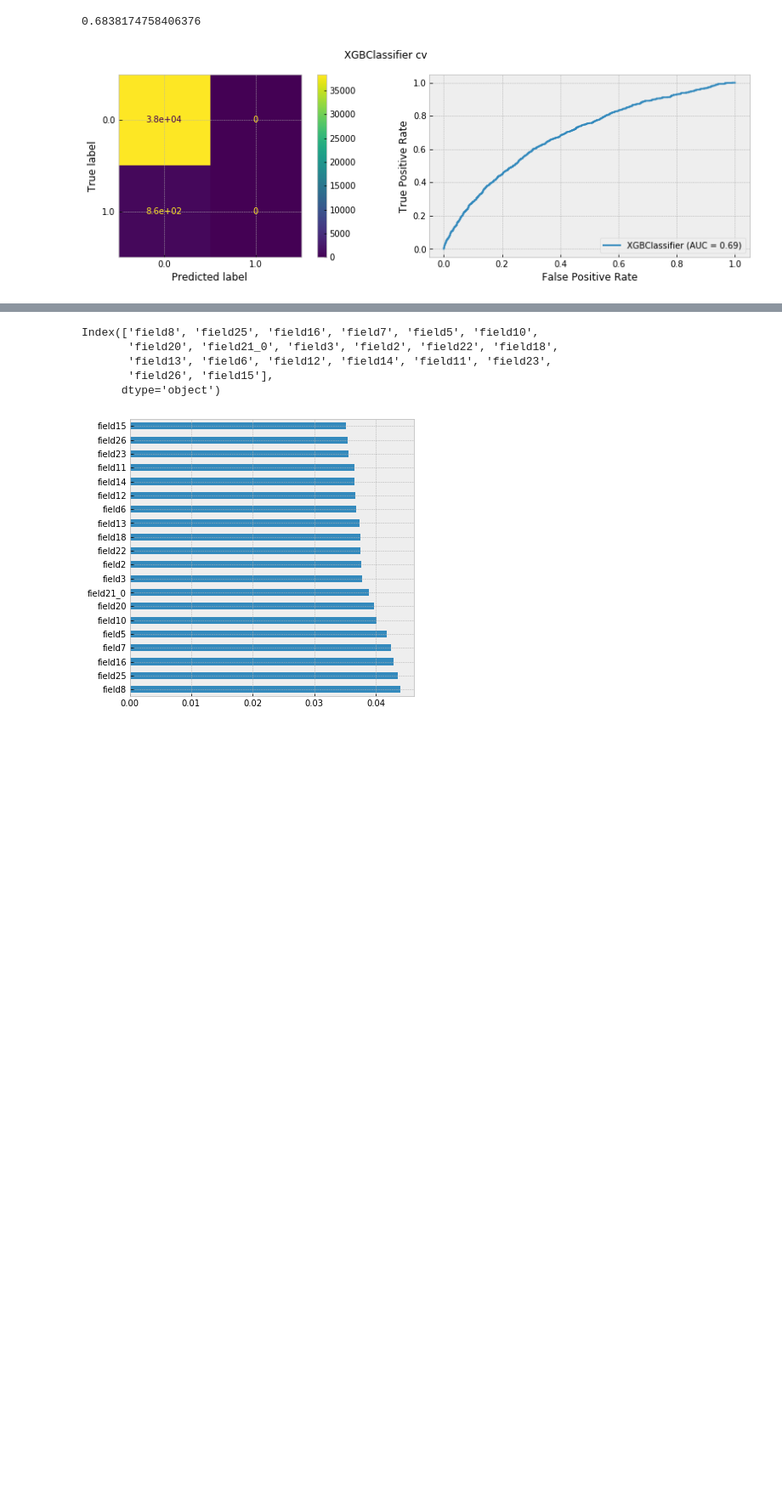
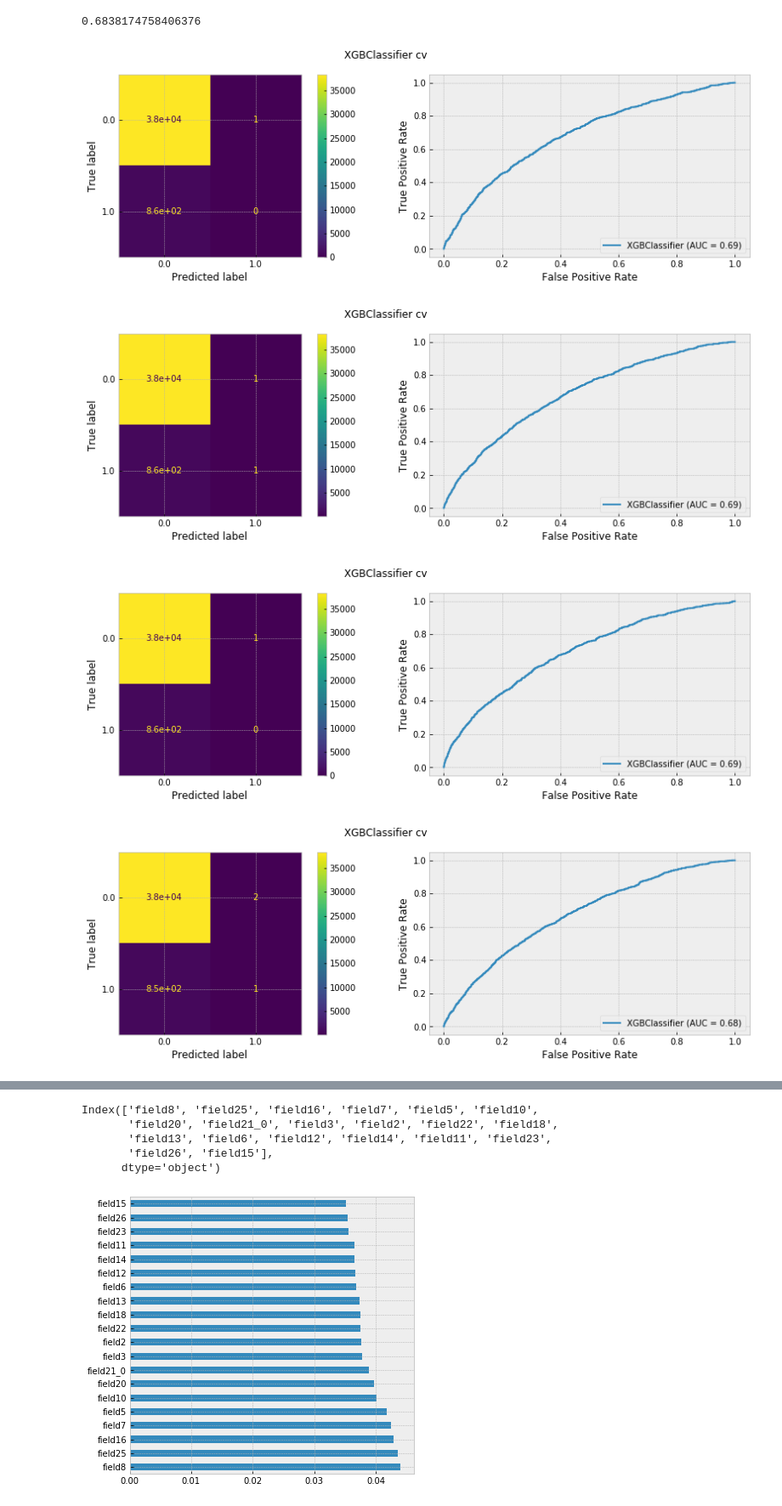
Before and after one commit to andygoosh/OneTwoTrip-Contest, a Jupyter notebook: workinprogress.ipynb, the cells around one changed output, grey strips where cells are left out. Shown at 85% size. Drawn from its saved outputs; the diff is of its cells as text; code cells hidden in the pictures; blank space fills up the shorter version.

```diff
--- a/workinprogress.ipynb
+++ b/workinprogress.ipynb
@@ -162,6 +157,7 @@ def prepare_data( data, undersample=0 ):
   X = data.copy()
   y = []
 
+  # undersampling
   if undersample > 0:
     # Separate majority and minority classes
     df_majority = X[X['goal1']==0]
@@ -178,31 +174,14 @@ def prepare_data( data, undersample=0 ):
     # Combine minority class with downsampled majority class
     X = pd.concat([df_majority_downsampled, df_minority])# Separate majority and minority classes
 
+  # separate the target
   if  'goal1' in X.columns:
     y = X[['goal1']].astype(np.float32)
 
   FTS = list(filter(lambda x: 'field' in x, data.columns))
   X = X[FTS].astype(np.float32)
-  '''
-  # drop overfitting fts
-  #X.drop(['field16'], axis=1, inplace=True)
-
-  # add polimonial
-  X['field7_field16'] = X['field7'] * X['field16']
-  X['field16_field17'] = X['field16'] * X['field17']
-  #X['field16_field25'] = X['field16'] * X['field25']
-  X['field12_field16'] = X['field12'] * X['field16']
-  X['field7_field12'] = X['field7'] * X['field12']
-  X['field12_field25'] = X['field12'] * X['field25']
 
   # drop unimportant or negatively impacting
-  X.drop(['field0', 'field29', 'field28'], axis=1, inplace=True)
-
-  X = vectorize(X, ['field21']) #, 'field5', 'field7', 'field8', 'field9', 'field10', 'field18', 'field19', 'field20', 'field27'])
-  X.drop(['field21_1'], axis=1, inplace=True)
-
-  #X.drop(['field5_1', 'field7_1', 'field8_1', 'field9_2', 'field9_3', 'field9_4', 'field10_1', 'field19_0', 'field19_7', 'field19_8', 'field27_3'], axis=1, inplace=True)
-  '''
 
   return X, y
 # %%
@@ -349,7 +305,7 @@ sfs1.k_feature_names_
 # %%
 X, y = prepare_data( df_train )
 
-estimators = 157
+estimators = 236
 params = {'base_score': 0.5,
  'booster': 'gbtree',
  'colsample_bylevel': 1,
@@ -376,30 +332,33 @@ params = {'base_score': 0.5,
  }
 
 def_params = {
     'random_state': RS,
     'n_estimators': estimators,
     'n_jobs': -1
 }
 
 #class_weight='balanced',
 
 scores, models, neighbs, polies = fit_estimate(X, y, lambda: XGBClassifier(**params), n_folds=5, degree=0, n_neighbors=0)
 #scores, models, neighbs, polies = fit_estimate(X, y, lambda: LGBMClassifier(random_state = RS, n_jobs=-1 ), n_folds=5, degree=0, n_neighbors=0)
 model = models[np.argmax(scores)]
 
 #estimate(X, y, model)
 '''
 neigh = neighbs[np.argmax(scores)]
 X = add_neughbors_inner(X, neigh)
 '''
 '''
 poly = polies[np.argmax(scores)]
 X = add_polynomial_inner(X, poly)
 '''
 #[1/5][2/5][3/5][4/5][5/5]XGBClassifier CV: 0.6876 ± 0.0086. params fine tuning, -f0
 #[1/5][2/5][3/5][4/5][5/5]XGBClassifier CV: 0.6881 ± 0.0090. params fine tuning, -f0, f28 +5 neigh
 #[1/5][2/5][3/5][4/5][5/5]XGBClassifier cv: 0.6885 ± 0.0078. polinomial, 0 neigh
 #[1/5][2/5][3/5][4/5][5/5]XGBClassifier cv: 0.6895 ± 0.0111. polimonial, 5 neigh
 #[1/5][2/5][3/5][4/5][5/5]XGBClassifier cv: 0.6895 ± 0.0092. -1/2 field21, 0 neigh
 # %% [output]
 [figure]
+[figure]
+[figure]
+[figure]
```
Also changed, not shown: parts of 10 cells of this notebook.
